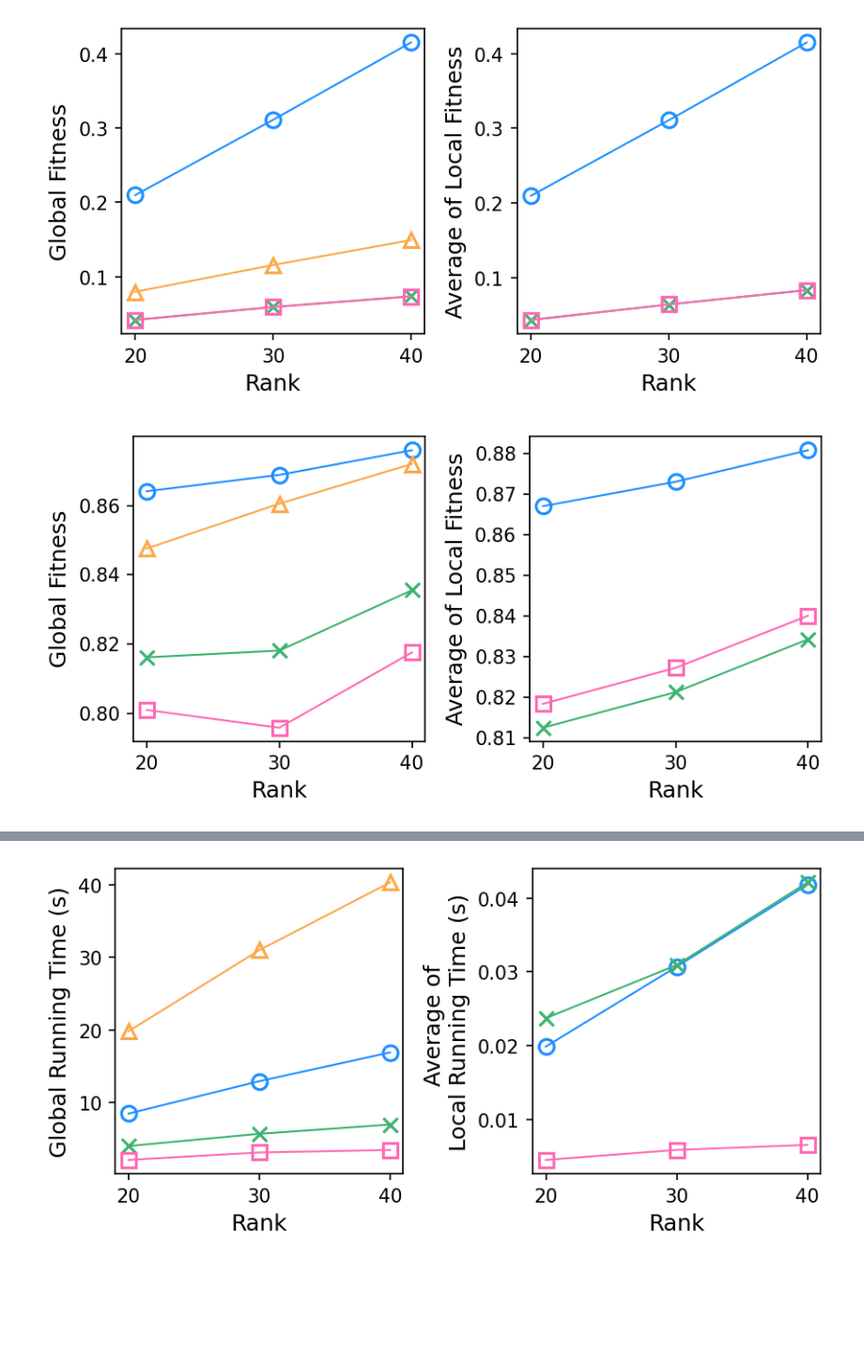
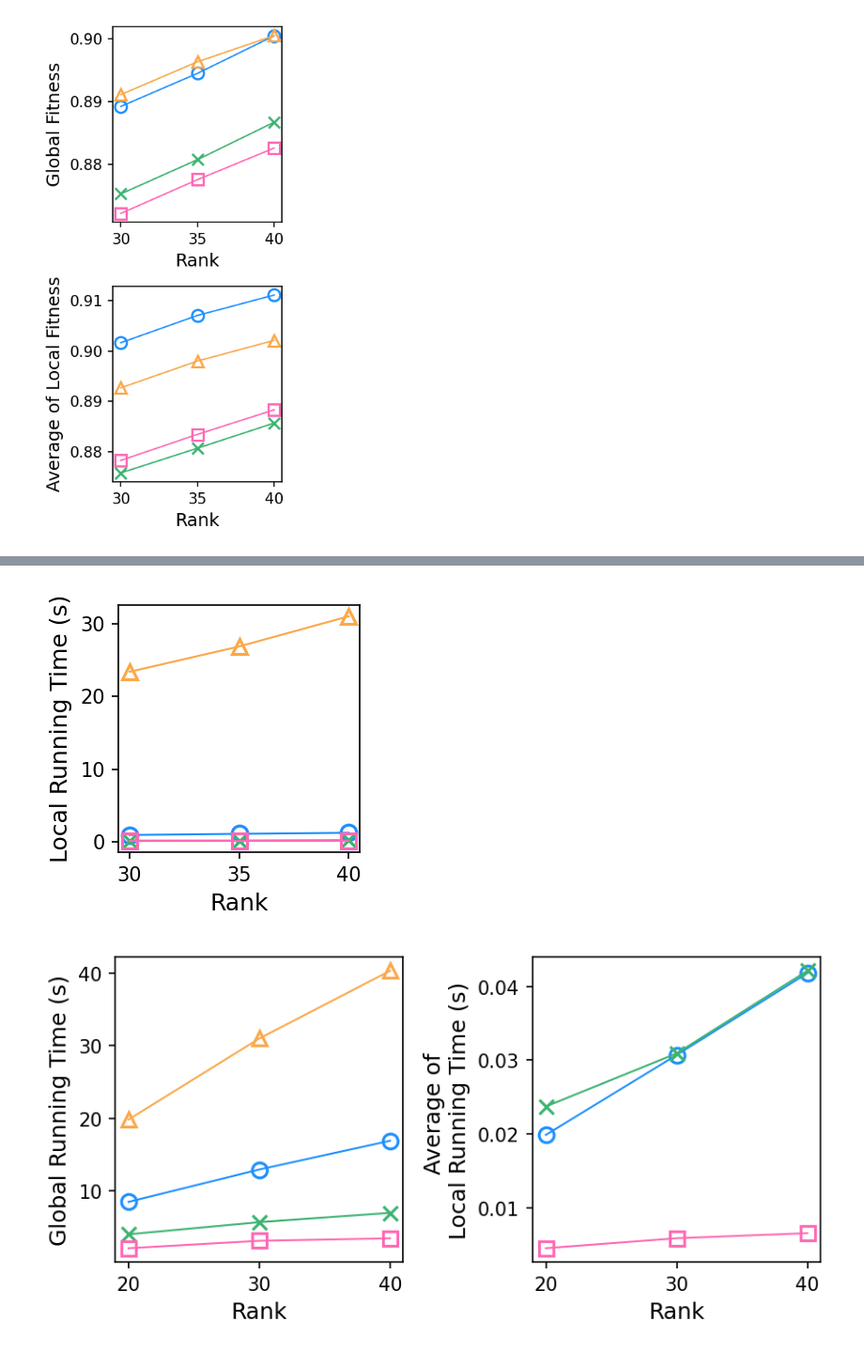
Before and after one commit to lucetre-snu/dao-cp, a Jupyter notebook: Proposed Method/7_speed_accuracy.ipynb, the cells around one changed output, grey strips where cells are left out. Shown: that part at 94% size. Cells and saved outputs as stored; diff of their text form; code cells hidden in the pictures; blank space fills up the shorter version.

Commit message:
Fix figures for E1 & E4

```diff
--- a/Proposed Method/7_speed_accuracy.ipynb
+++ b/Proposed Method/7_speed_accuracy.ipynb
@@ -34,6 +34,10 @@ except ImportError:  # Python 3.x
 results = {}
 with open('results_0117.p', 'rb') as fp:
     results = pickle.load(fp)
+# %%
+results = {}
+with open('results_0127.p', 'rb') as fp:
+    results = pickle.load(fp)
 # %%
 def plot_acc(datasets, name):
     colors = ('dodgerblue','mediumseagreen', 'hotpink', '#fba84a')
@@ -42,38 +46,37 @@ def plot_acc(datasets, name):
     markers = ("o", "x", "s", "^", "4")
     ticks = [e.split('-')[-1] for e in datasets]
     index = np.arange(3)
 
     # create plot
-    fig, axes = plt.subplots(1, 2, figsize = (6, 3), dpi = 150)
+    fig, axes = plt.subplots(2, 1, figsize = (2.5, 5), dpi = 150)
     ax1, ax2 = axes
 
     ax1.tick_params(axis='y')
     ax1.set_xlabel('Rank', size=12)
     ax1.set_xticks(index)
     ax1.set_xticklabels(ticks)
     ax1.set_ylabel('Global Fitness', size=12)
     for i, (color, lib) in enumerate(zip(colors, libs)):
         acc_list = [results[dataset][lib][0] for dataset in datasets]
         ax1.plot(index, acc_list, color=colors[i], marker=markers[i], linewidth=1, markersize=8, markerfacecolor="None", markeredgewidth=1.5)
 
     ax2.tick_params(axis='y')
     ax2.set_xlabel('Rank', size=12)
     ax2.set_xticks(index)
     ax2.set_xticklabels(ticks)
     ax2.set_ylabel('Average of Local Fitness', size=12)
-    for i, (color, lib) in enumerate(zip(colors, libs[:-1])):
+    for i, (color, lib) in enumerate(zip(colors, libs)):
         acc_list = [results[dataset][lib][1] for dataset in datasets]
         ax2.plot(index, acc_list, color=colors[i], marker=markers[i], linewidth=1, markersize=8, markerfacecolor="None", markeredgewidth=1.5)
 
     fig.tight_layout()  # otherwise the right y-label is slightly clipped
     plt.savefig(f'./plots/{name}.svg', bbox_inches = 'tight', pad_inches = 0)
 #     plt.show()
 
-plot_acc(('synthetic-20', 'synthetic-30', 'synthetic-40'), 'acc_synthetic')
-plot_acc(('video-20', 'video-30', 'video-40'), 'acc_video')
-plot_acc(('stock-20', 'stock-22', 'stock-24'), 'acc_stock')
+# plot_acc(('synthetic-20', 'synthetic-30', 'synthetic-40'), 'acc_synthetic')
+# plot_acc(('video-20', 'video-30', 'video-40'), 'acc_video')
+# plot_acc(('stock-20', 'stock-22', 'stock-24'), 'acc_stock')
 plot_acc(('hall-30', 'hall-35', 'hall-40'), 'acc_hall')
-plot_acc(('korea-30', 'korea-40', 'korea-50'), 'acc_korea')
+# plot_acc(('korea-30', 'korea-40', 'korea-50'), 'acc_korea')
 # %% [output]
-[figure, old version]
+[figure, new version]
-[figure, removed]
@@ -83,3 +83,35 @@ plot_acc(('korea-30', 'korea-40', 'korea-50'), 'acc_korea')
+# %%
+def plot_rt(datasets, name):
+    colors = ('dodgerblue','mediumseagreen', 'hotpink', '#fba84a')
+    libs = ("dao", "dtd", "ocp", 'fcp')
+    patterns = ( "" , "\\\\\\\\\\" , "////" , "xxxx")
+    markers = ("o", "x", "s", "^", "4")
+    ticks = [e.split('-')[-1] for e in datasets]
+    index = np.arange(3)
+
+    # create plot
+    fig, ax = plt.subplots(1, 1, figsize = (2.5, 2.5), dpi = 150)
+
+    ax.tick_params(axis='y')
+    ax.set_xlabel('Rank', size=12)
+    ax.set_xticks(index)
+    ax.set_xticklabels(ticks)
+    ax.set_ylabel('Local Running Time (s)', size=12)
+    for i, (color, lib) in enumerate(zip(colors, libs)):
+        acc_list = [results[dataset][lib][3] for dataset in datasets]
+        ax.plot(index, acc_list, color=colors[i], marker=markers[i], linewidth=1, markersize=8, markerfacecolor="None", markeredgewidth=1.5)
+
+    fig.tight_layout()  # otherwise the right y-label is slightly clipped
+    plt.savefig(f'./plots/{name}.svg', bbox_inches = 'tight', pad_inches = 0)
+#     plt.show()
+
+# plot_rt(('synthetic-20', 'synthetic-30', 'synthetic-40'), 'rt_synthetic')
+# plot_rt(('video-20', 'video-30', 'video-40'), 'rt_video')
+# plot_rt(('stock-20', 'stock-22', 'stock-24'), 'rt_stock')
+plot_rt(('hall-30', 'hall-35', 'hall-40'), 'rt_hall')
+# plot_rt(('korea-30', 'korea-40', 'korea-50'), 'rt_korea')
+# %% [output]
+[figure, added]
 # %%
 def plot_rt(datasets, name):
     colors = ('dodgerblue','mediumseagreen', 'hotpink', '#fba84a')
```
Also changed, not shown: parts of 1 cell of this notebook, 18 other files.
